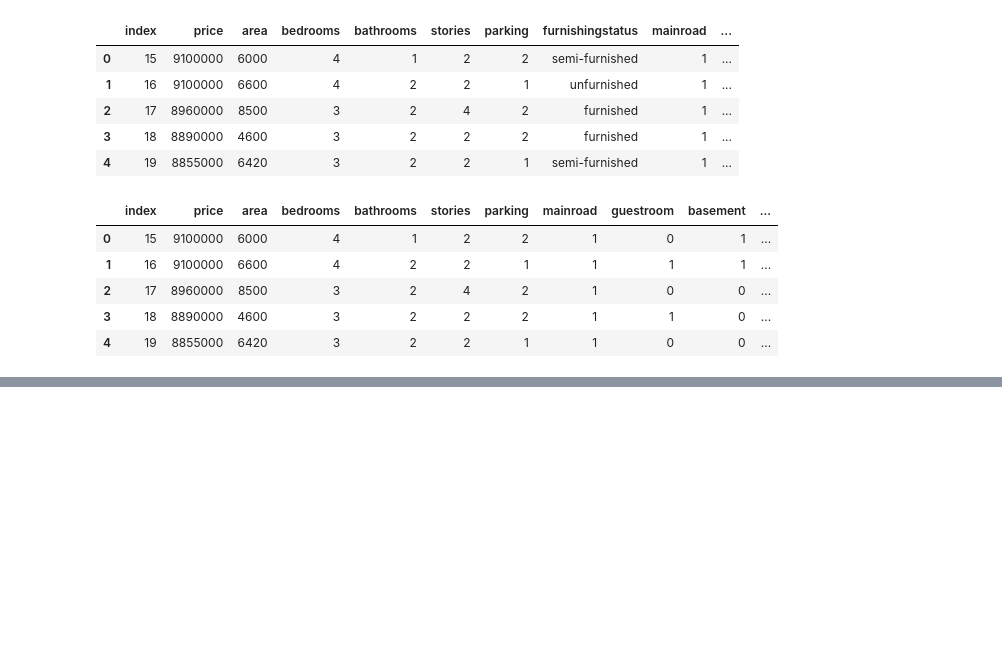
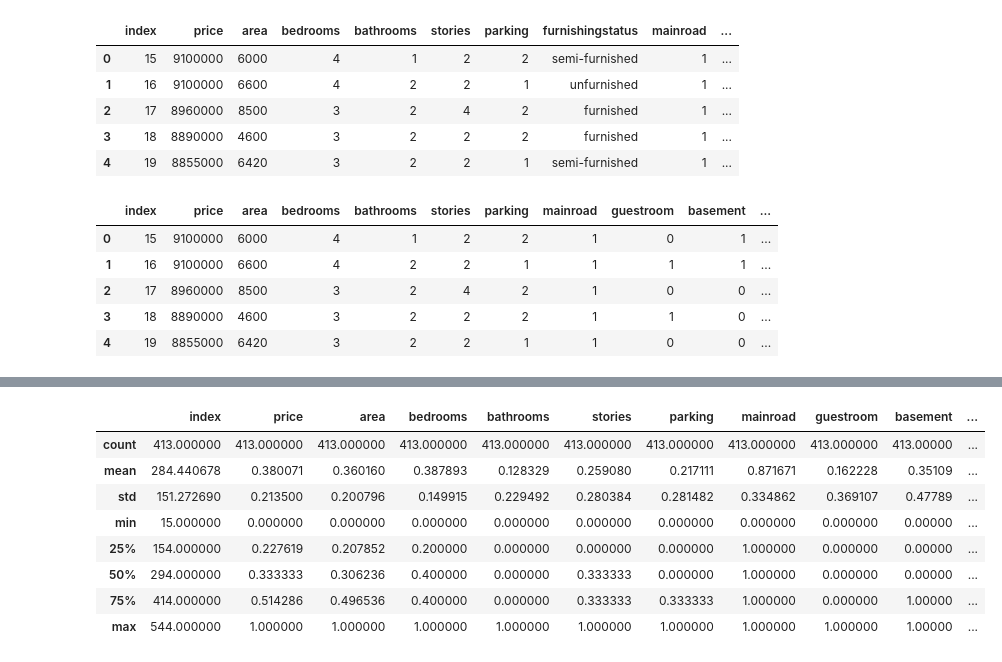
Before and after one commit to NaraineSurya/House-Price-Prediction, a Jupyter notebook: house_price_prediction.ipynb, the cells around one changed output, grey strips where cells are left out. Saved outputs shown, nothing was run; the diff lists cells and outputs as text; code cells hidden in the pictures; blank space fills up the shorter version.

```diff
--- a/house_price_prediction.ipynb
+++ b/house_price_prediction.ipynb
@@ -224,0 +256,12 @@ from sklearn.model_selection import train_test_split
+# %%
+x_train.describe()
+# %% [output]
+|  | index | price | area | bedrooms | bathrooms | stories | parking | mainroad | guestroom | basement | ... |
+| count | 413.000000 | 413.000000 | 413.000000 | 413.000000 | 413.000000 | 413.000000 | 413.000000 | 413.000000 | 413.000000 | 413.00000 | ... |
+| mean | 284.440678 | 0.380071 | 0.360160 | 0.387893 | 0.128329 | 0.259080 | 0.217111 | 0.871671 | 0.162228 | 0.35109 | ... |
+| std | 151.272690 | 0.213500 | 0.200796 | 0.149915 | 0.229492 | 0.280384 | 0.281482 | 0.334862 | 0.369107 | 0.47789 | ... |
+| min | 15.000000 | 0.000000 | 0.000000 | 0.000000 | 0.000000 | 0.000000 | 0.000000 | 0.000000 | 0.000000 | 0.00000 | ... |
+| 25% | 154.000000 | 0.227619 | 0.207852 | 0.200000 | 0.000000 | 0.000000 | 0.000000 | 1.000000 | 0.000000 | 0.00000 | ... |
+| 50% | 294.000000 | 0.333333 | 0.306236 | 0.400000 | 0.000000 | 0.333333 | 0.000000 | 1.000000 | 0.000000 | 0.00000 | ... |
+| 75% | 414.000000 | 0.514286 | 0.496536 | 0.400000 | 0.000000 | 0.333333 | 0.333333 | 1.000000 | 0.000000 | 1.00000 | ... |
+| max | 544.000000 | 1.000000 | 1.000000 | 1.000000 | 1.000000 | 1.000000 | 1.000000 | 1.000000 | 1.000000 | 1.00000 | ... |
```
Also changed, not shown: parts of 12 cells of this notebook.
